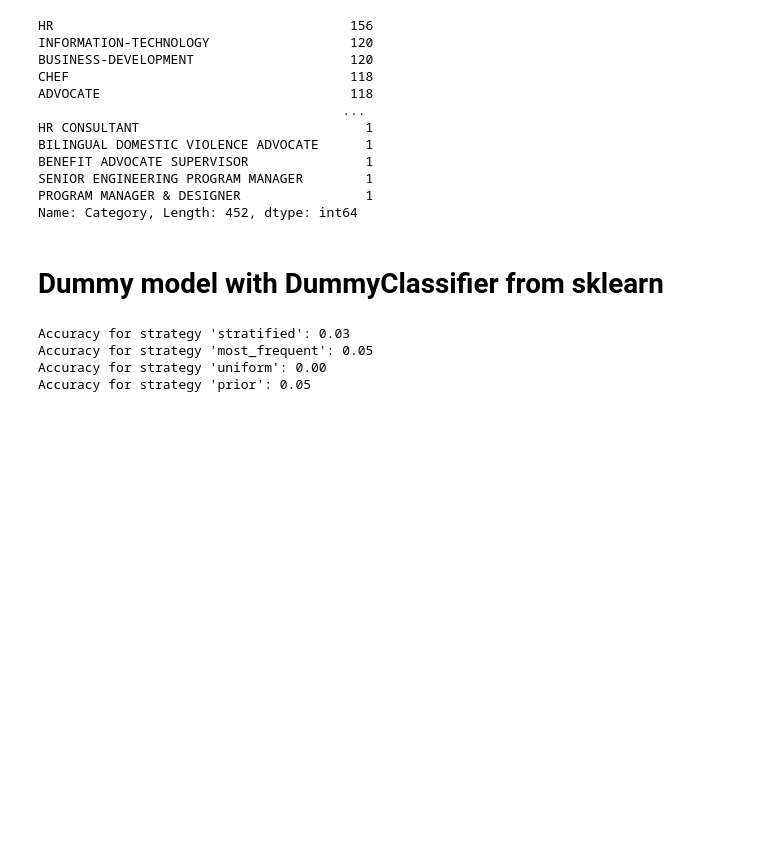
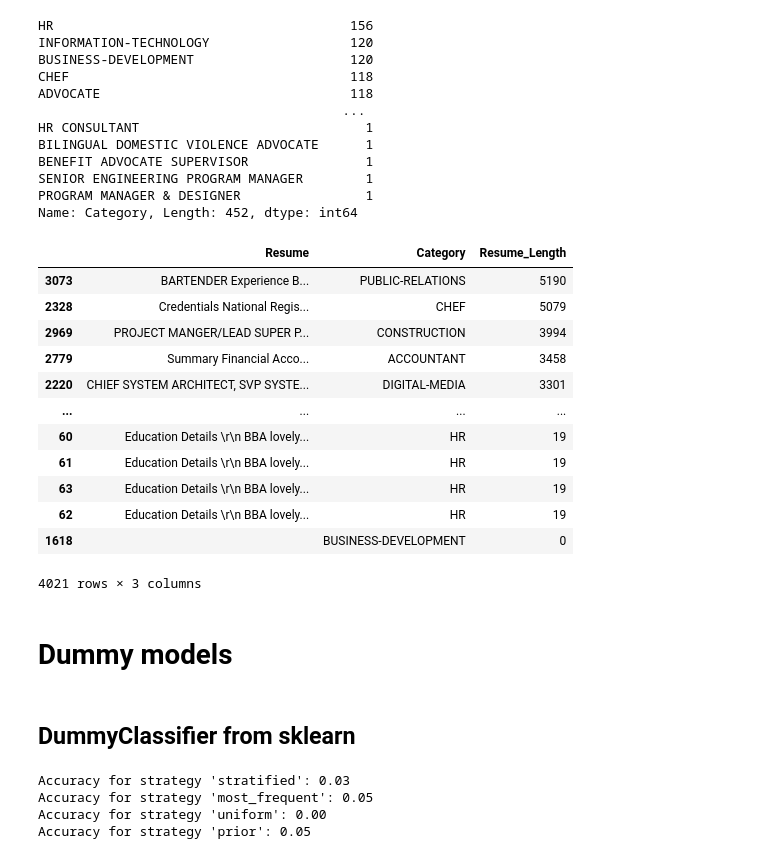
Before and after one commit to sabiryassine/TalentSort_AI_2, a Jupyter notebook: mathieu_dummymodel.ipynb, the cells around one changed output. Saved outputs shown, nothing was run; the diff lists cells and outputs as text; code cells hidden in the pictures; blank space fills up the shorter version.

```diff
--- a/mathieu_dummymodel.ipynb
+++ b/mathieu_dummymodel.ipynb
@@ -175,3 +175,23 @@ BENEFIT ADVOCATE SUPERVISOR               1
 SENIOR ENGINEERING PROGRAM MANAGER        1
 PROGRAM MANAGER & DESIGNER                1
 Name: Category, Length: 452, dtype: int64
+# %%
+df_resume['Resume_Length'] = df_resume['Resume'].apply(lambda x: len(str(x).split()))
+# %%
+df_resume.sort_values(by='Resume_Length',ascending=False)
+# %% [output]
+|  | Resume | Category | Resume_Length |
+| 3073 | BARTENDER Experience B... | PUBLIC-RELATIONS | 5190 |
+| 2328 | Credentials National Regis... | CHEF | 5079 |
+| 2969 | PROJECT MANGER/LEAD SUPER P... | CONSTRUCTION | 3994 |
+| 2779 | Summary Financial Acco... | ACCOUNTANT | 3458 |
+| 2220 | CHIEF SYSTEM ARCHITECT, SVP SYSTE... | DIGITAL-MEDIA | 3301 |
+| ... | ... | ... | ... |
+| 60 | Education Details \r\n BBA lovely... | HR | 19 |
+| 61 | Education Details \r\n BBA lovely... | HR | 19 |
+| 63 | Education Details \r\n BBA lovely... | HR | 19 |
+| 62 | Education Details \r\n BBA lovely... | HR | 19 |
+| 1618 |  | BUSINESS-DEVELOPMENT | 0 |
+4021 rows × 3 columns
+# %% [markdown]
+# Dummy models
@@ -178,5 +201,5 @@ Name: Category, Length: 452, dtype: int64
 # %% [markdown]
-# Dummy model with DummyClassifier from sklearn
+## DummyClassifier from sklearn
 # %%
 from sklearn.model_selection import train_test_split
 from sklearn.dummy import DummyClassifier
```
Also changed, not shown: parts of 13 cells of this notebook.
